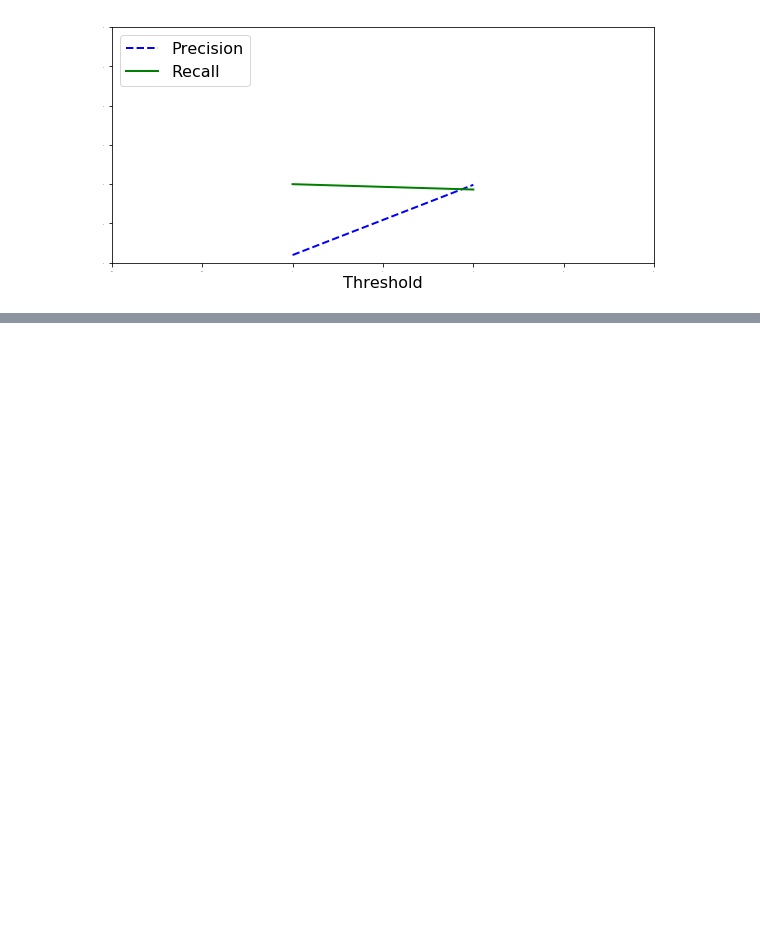
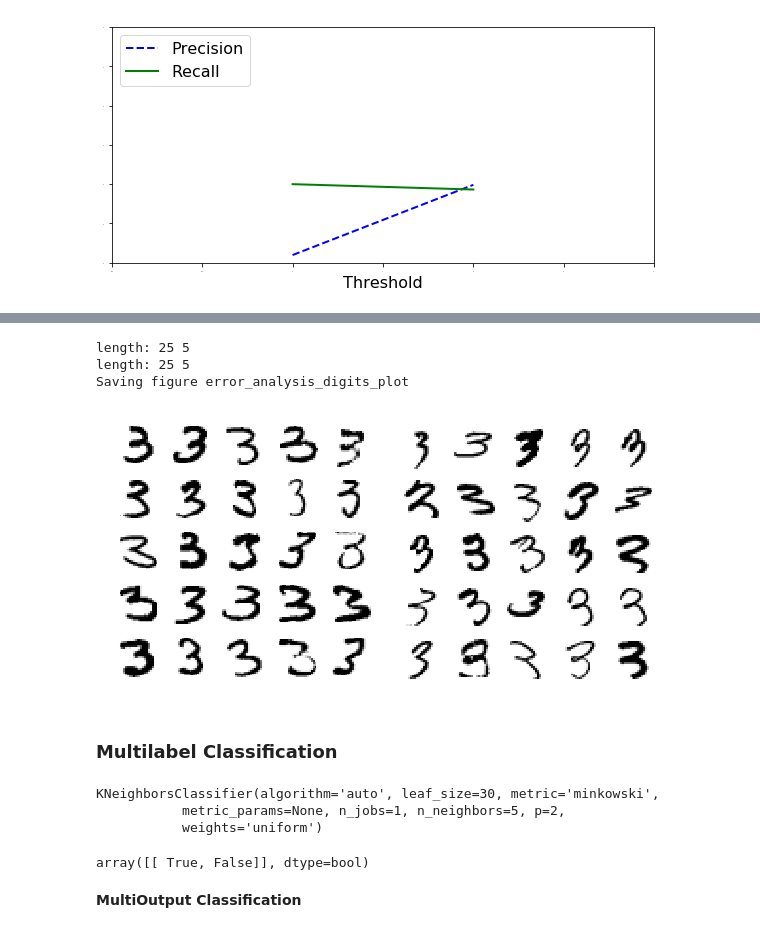
Before and after one commit to Joby2Code/MachineLearning_Fundamentals, a Jupyter notebook: Neural Network/Neural_Networks.ipynb, the cells around one changed output, grey strips where cells are left out. Drawn from its saved outputs; the diff is of its cells as text; code cells hidden in the pictures; blank space fills up the shorter version.

```diff
--- a/Neural Network/Neural_Networks.ipynb
+++ b/Neural Network/Neural_Networks.ipynb
@@ -411,0 +472,18 @@ Saving figure precision_recall_vs_threshold_plot
+# %%
+cl_a, cl_b = 3, 9
+X_aa = X_train[(y_train == cl_a) & (y_train_pred == cl_a)]
+X_ab = X_train[(y_train == cl_a) & (y_train_pred == cl_b)]
+
+
+plt.figure(figsize=(8,8))
+plt.subplot(221); plot_digits(X_aa[:25], images_per_row=5)
+plt.subplot(222); plot_digits(X_ab[:25], images_per_row=5)
+save_fig("error_analysis_digits_plot")
+plt.show()
+# %% [output]
+length: 25 5
+length: 25 5
+Saving figure error_analysis_digits_plot
+[figure, added]
+# %% [markdown]
+<h3> Multilabel Classification </h3>
@@ -411,0 +497,13 @@ Saving figure precision_recall_vs_threshold_plot
+# %%
+knn_clf = KNeighborsClassifier()
+knn_clf.fit(X_train,y_multilabel)
+# %% [output]
+KNeighborsClassifier(algorithm='auto', leaf_size=30, metric='minkowski',
+           metric_params=None, n_jobs=1, n_neighbors=5, p=2,
+           weights='uniform')
+# %%
+knn_clf.predict([some_digit])
+# %% [output]
+array([[ True, False]], dtype=bool)
+# %% [markdown]
+<b> MultiOutput Classification </b>
```
Also changed, not shown: parts of 30 cells of this notebook, 5 other files.
